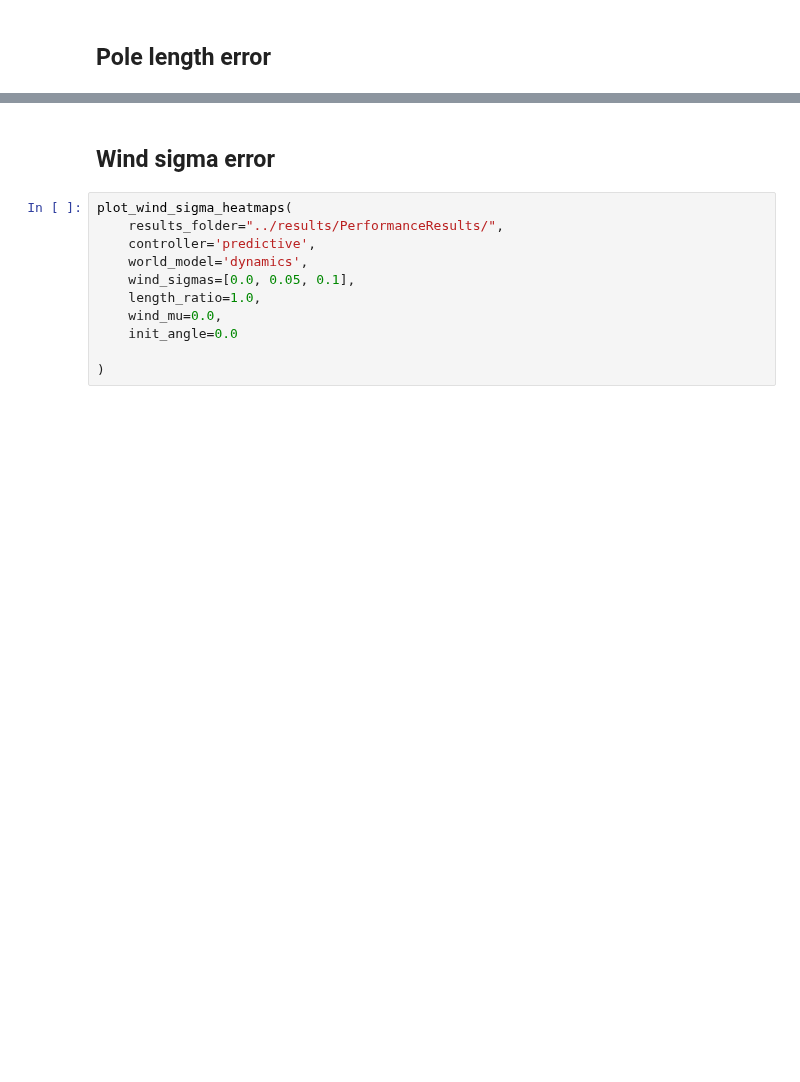
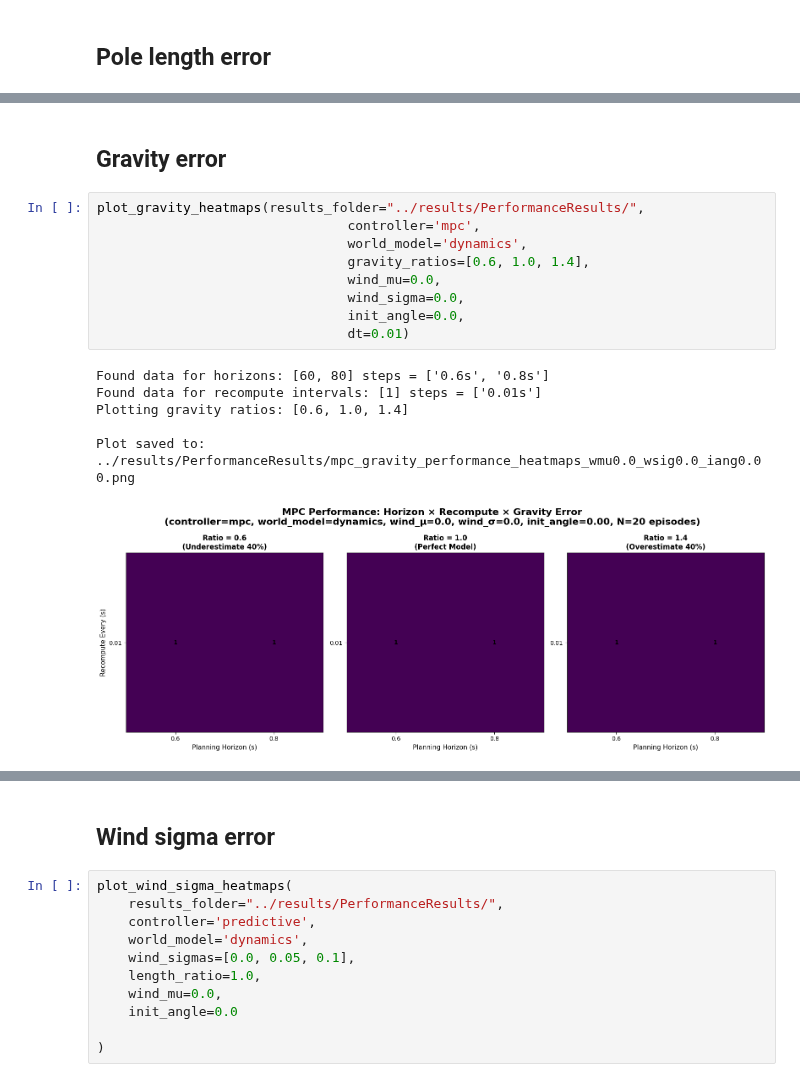
Before and after one commit to jtbuch/mpc_dojo, a Jupyter notebook: cartpole_rnn/notebooks/Cartpole_Control.ipynb, the cells around one changed output, grey strips where cells are left out. Saved outputs shown, nothing was run; the diff lists cells and outputs as text; blank space fills up the shorter version.

```diff
--- a/cartpole_rnn/notebooks/Cartpole_Control.ipynb
+++ b/cartpole_rnn/notebooks/Cartpole_Control.ipynb
@@ -90,0 +111,18 @@ Plot saved to: ../results/PerformanceResults/mpc_4d_performance_heatmaps_wmu0.0_
+# %% [markdown]
+## Gravity error
+# %%
+plot_gravity_heatmaps(results_folder="../results/PerformanceResults/",
+                                controller='mpc',
+                                world_model='dynamics',
+                                gravity_ratios=[0.6, 1.0, 1.4],
+                                wind_mu=0.0,
+                                wind_sigma=0.0,
+                                init_angle=0.0,
+                                dt=0.01)
+# %% [output]
+Found data for horizons: [60, 80] steps = ['0.6s', '0.8s']
+Found data for recompute intervals: [1] steps = ['0.01s']
+Plotting gravity ratios: [0.6, 1.0, 1.4]
+
+Plot saved to: ../results/PerformanceResults/mpc_gravity_performance_heatmaps_wmu0.0_wsig0.0_iang0.00.png
+[figure, added]
```
Also changed, not shown: parts of 8 cells of this notebook, 4 other files.
